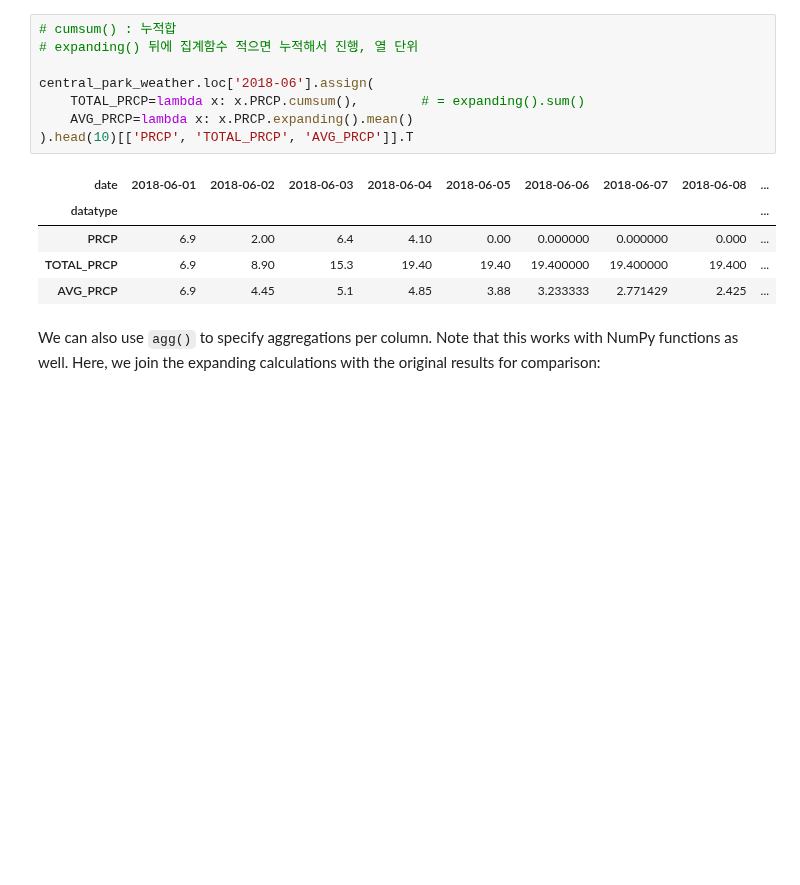
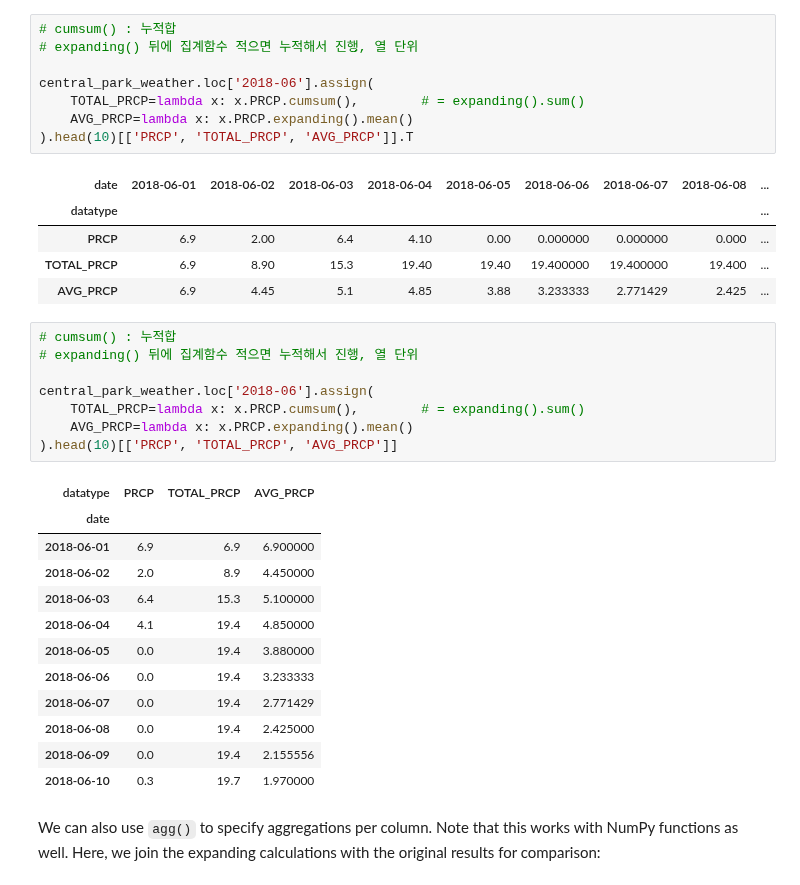
Before and after one commit to tgwon/ai4ml, a Jupyter notebook: week5/ch4-2-dataframe_operations.ipynb, the cells around one changed output. Saved outputs shown, nothing was run; the diff lists cells and outputs as text; blank space fills up the shorter version.

```diff
--- a/week5/ch4-2-dataframe_operations.ipynb
+++ b/week5/ch4-2-dataframe_operations.ipynb
@@ -562,6 +576,27 @@ central_park_weather.loc['2018-06'].assign(
 | PRCP | 6.9 | 2.00 | 6.4 | 4.10 | 0.00 | 0.000000 | 0.000000 | 0.000 | ... |
 | TOTAL_PRCP | 6.9 | 8.90 | 15.3 | 19.40 | 19.40 | 19.400000 | 19.400000 | 19.400 | ... |
 | AVG_PRCP | 6.9 | 4.45 | 5.1 | 4.85 | 3.88 | 3.233333 | 2.771429 | 2.425 | ... |
+# %%
+# cumsum() : 누적합
+# expanding() 뒤에 집계함수 적으면 누적해서 진행, 열 단위
+
+central_park_weather.loc['2018-06'].assign(
+    TOTAL_PRCP=lambda x: x.PRCP.cumsum(),        # = expanding().sum()
+    AVG_PRCP=lambda x: x.PRCP.expanding().mean()
+).head(10)[['PRCP', 'TOTAL_PRCP', 'AVG_PRCP']]
+# %% [output]
+| datatype | PRCP | TOTAL_PRCP | AVG_PRCP |
+| date |  |  |  |
+| 2018-06-01 | 6.9 | 6.9 | 6.900000 |
+| 2018-06-02 | 2.0 | 8.9 | 4.450000 |
+| 2018-06-03 | 6.4 | 15.3 | 5.100000 |
+| 2018-06-04 | 4.1 | 19.4 | 4.850000 |
+| 2018-06-05 | 0.0 | 19.4 | 3.880000 |
+| 2018-06-06 | 0.0 | 19.4 | 3.233333 |
+| 2018-06-07 | 0.0 | 19.4 | 2.771429 |
+| 2018-06-08 | 0.0 | 19.4 | 2.425000 |
+| 2018-06-09 | 0.0 | 19.4 | 2.155556 |
+| 2018-06-10 | 0.3 | 19.7 | 1.970000 |
 # %% [markdown]
 We can also use `agg()` to specify aggregations per column. Note that this works with NumPy functions as well. Here, we join the expanding calculations with the original results for comparison:
 # %%
```
Also changed, not shown: parts of 3 cells of this notebook.
